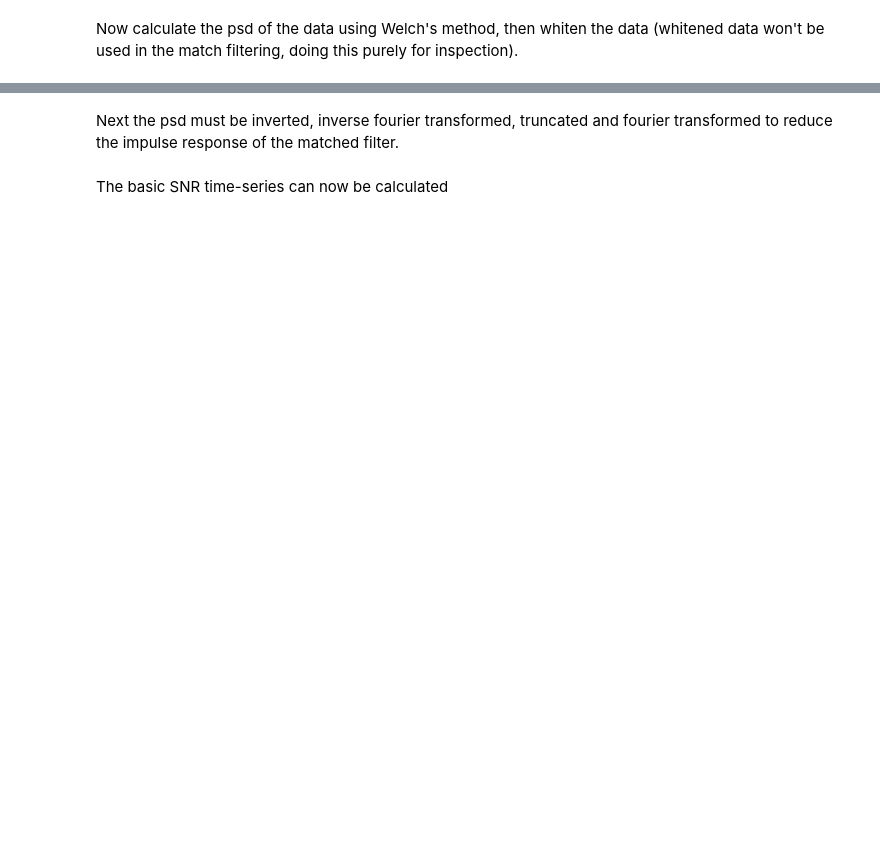
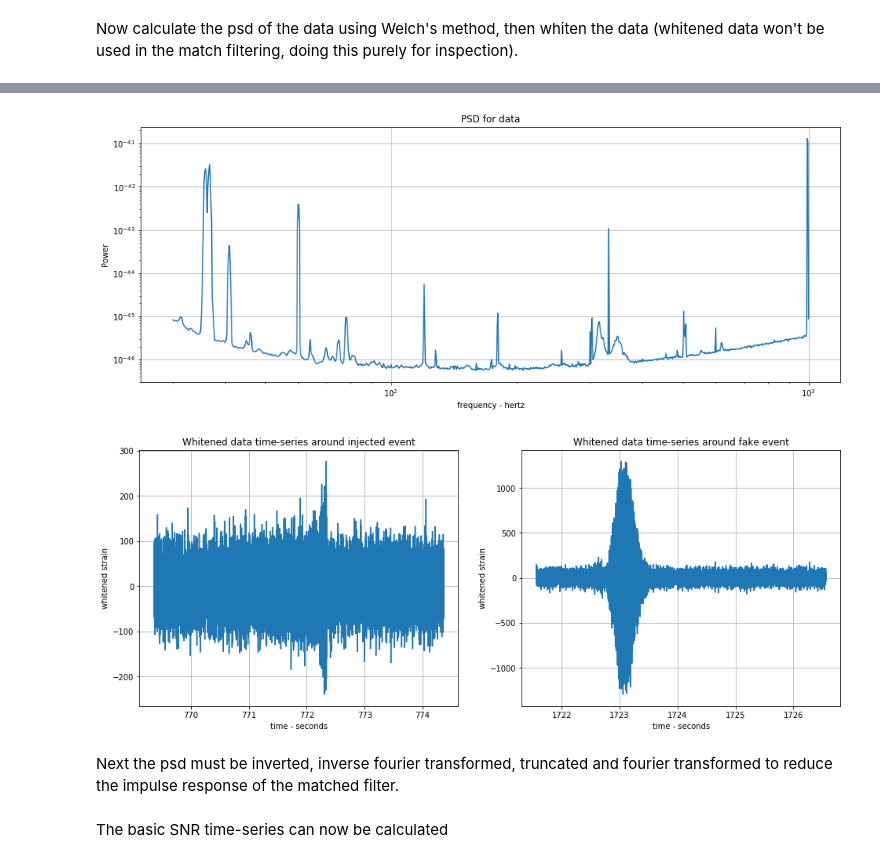
Before and after one commit to connor-mcisaac/gw_test, a Jupyter notebook: FFTonly/MatchedFilter.ipynb, the cells around one changed output, grey strips where cells are left out. Cells and saved outputs as stored; diff of their text form; code cells hidden in the pictures; blank space fills up the shorter version.

```diff
--- a/FFTonly/MatchedFilter.ipynb
+++ b/FFTonly/MatchedFilter.ipynb
@@ -89,7 +124,8 @@ Now calculate the psd of the data using Welch's method, then whiten the data (wh
 # %%
 def calcpsd(x, y, windowl, window):
     """Calculate the PSD from the signal time series averaged from the PSDs of length windowl.
-    Use given window to smooth each fft. Return the PSD as an interpolated function"""
+    Use given window to smooth each fft. Return the PSD as an interpolated function.
+    Median correction term defined in FINDCHIRP paper."""
     dx = x[1] - x[0]
     neach = int(windowl/dx)
     nfft = int(2 * len(y)//neach - 1)
@@ -97,34 +133,40 @@ def calcpsd(x, y, windowl, window):
     freq = np.fft.rfftfreq(neach, dx)
     asds = np.zeros((nfft, len(freq)), dtype='complex')
     psds = np.zeros((nfft, len(freq)), dtype='complex')
+    mask = window(np.arange(neach), neach)
     for i in range(0, nfft):
-        windowed = y[i*shift:i*shift + neach]*window(np.arange(neach), neach)
-        asds[i, :] = np.fft.rfft(windowed)
-        psds[i, :] = asds[i, :]*np.conj(asds[i, :])
-    psd = np.mean(psds**(0.5), axis=0)**2
+        windowed = y[i*shift:i*shift + neach]*mask
+        asds[i, :] = np.fft.rfft(windowed)*dx
+        psds[i, :] = 2*(freq[1]-freq[0])*asds[i, :]*np.conj(asds[i, :])/(np.sum(mask**2)/neach)
+    if nfft%2 == 0:
+        median_correction = 1
+    else:
+        median_correction = np.sum(np.power(-1.*np.ones(nfft), np.arange(nfft)+2)/(np.arange(nfft)+1))
+    psd = np.median(psds, axis=0)/median_correction
     psdi = interp1d(freq, np.real(psd), axis=0, bounds_error=False, fill_value=0)
     return psdi
 
 
-def whiten(x, y, psdi):
+def whiten(x, y, psd0):
     """use interpolated psd to whiten given data"""
     dx = x[1] - x[0]
     num = np.size(x)
+    fs = int(1/dx)
     freqs = np.fft.rfftfreq(num, dx)
-    yft = np.fft.rfft(y)
-    white_yft = yft/(np.sqrt(psdi(freqs)))
-    white_y = np.fft.irfft(white_yft, n=num)
+    yft = np.fft.rfft(y)*dx
+    white_yft = yft/np.sqrt(psd0(freqs))
+    white_y = np.fft.irfft(white_yft)*(freqs[1]-freqs[0])*num
     return np.real(white_y)
 
 
 #Apply functions to data to find psd and whiten data
-psdcut = 16    #Length in seconds of the window used in Welch's method and truncation
+psdcut = 4    #Length in seconds of the window used in Welch's method and truncation
 psdi = calcpsd(ts, data, psdcut, Hann)
 white_strain = whiten(ts, data, psdi)
 
 #Plot PSD evaluated from 30 to 500Hz
 fplot = np.geomspace(30, 1000, num=1000, endpoint=True)
-plt.figure()
+plt.figure(figsize=(16, 6))
 plt.plot(fplot, psdi(fplot))
 plt.xscale('log')
 plt.yscale('log')
@@ -134,10 +176,17 @@ plt.ylabel('Power')
 plt.grid()
 
 #Plot whitened data around event
-plt.figure()
+plt.figure(figsize=(16, 6))
+plt.subplot(1, 2, 1)
 plt.plot(ts[eventi-fs:eventi+fs*4], white_strain[eventi-fs:eventi+fs*4])
 plt.title('Whitened data time-series around injected event')
 plt.xlabel('time - seconds')
 plt.ylabel('whitened strain')
 plt.grid()
+plt.subplot(1, 2, 2)
+plt.plot(ts[fakei-fs:fakei+fs*4], white_strain[fakei-fs:fakei+fs*4])
+plt.title('Whitened data time-series around fake event')
+plt.xlabel('time - seconds')
+plt.ylabel('whitened strain')
+plt.grid()
 # %% [output]
@@ -148,3 +193,5 @@ plt.grid()
+[figure, added]
+[figure, added]
 # %% [markdown]
 Next the psd must be inverted, inverse fourier transformed, truncated and fourier transformed to reduce the impulse response of the matched filter.
 # %%
```
Also changed, not shown: parts of 9 cells of this notebook, 5 other files.
